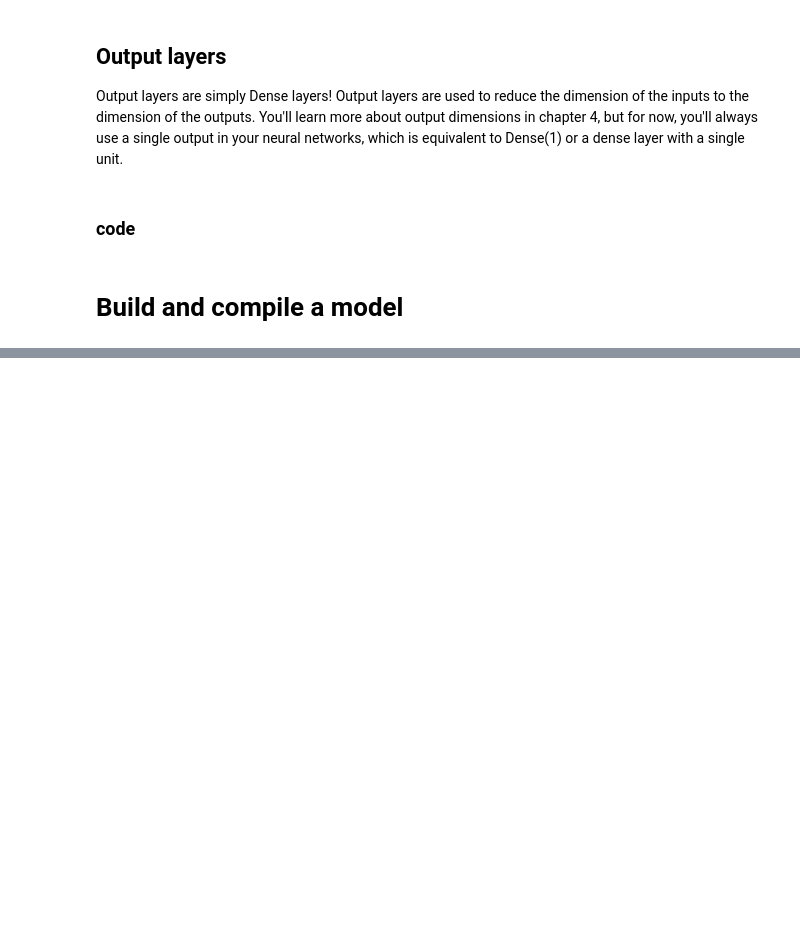
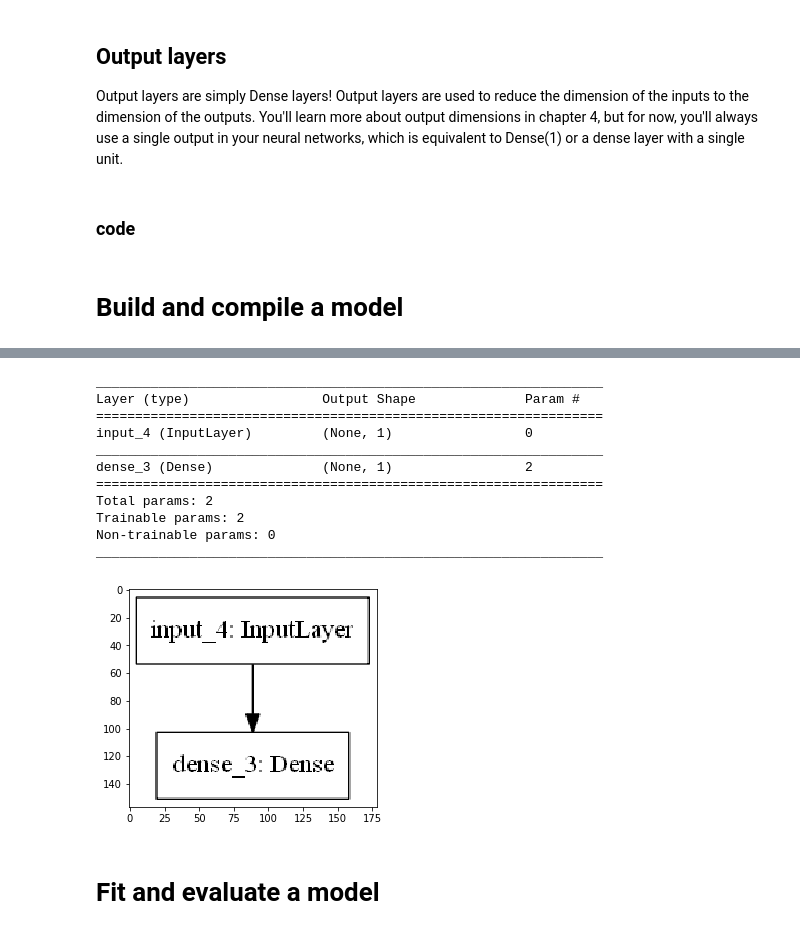
Before and after one commit to castorfou/data-scientist-skills, a Jupyter notebook: python-sandbox/advanced-deep-learning-with-keras-in-python/chapter1.ipynb, the cells around one changed output, grey strips where cells are left out. Cells and saved outputs as stored; diff of their text form; code cells hidden in the pictures; blank space fills up the shorter version.

```diff
--- a/python-sandbox/advanced-deep-learning-with-keras-in-python/chapter1.ipynb
+++ b/python-sandbox/advanced-deep-learning-with-keras-in-python/chapter1.ipynb
@@ -62,0 +68,9 @@ output_tensor = Dense(1)(input_tensor)
+# %%
+# Input/dense/output layers
+from keras.layers import Input, Dense
+input_tensor = Input(shape=(1,))
+output_tensor = Dense(1)(input_tensor)
+
+# Build the model
+from keras.models import Model
+model = Model(input_tensor, output_tensor)
@@ -62,0 +86,3 @@ output_tensor = Dense(1)(input_tensor)
+# %%
+# Compile the model
+model.compile(optimizer='adam', loss='mean_absolute_error')
@@ -62,0 +106,30 @@ output_tensor = Dense(1)(input_tensor)
+# %%
+# Import the plotting function
+from keras.utils import plot_model
+import matplotlib.pyplot as plt
+
+# Summarize the model
+model.summary()
+
+# Plot the model
+plot_model(model, to_file='data_from_datacamp\chap1_2.3_model.png')
+
+# Display the image
+data = plt.imread('data_from_datacamp\chap1_2.3_model.png')
+plt.imshow(data)
+plt.show()
+# %% [output]
+_________________________________________________________________
+Layer (type)                 Output Shape              Param #
+=================================================================
+input_4 (InputLayer)         (None, 1)                 0
+_________________________________________________________________
+dense_3 (Dense)              (None, 1)                 2
+=================================================================
+Total params: 2
+Trainable params: 2
+Non-trainable params: 0
+_________________________________________________________________
+[figure, added]
+# %% [markdown]
+# Fit and evaluate a model
```
Also changed, not shown: parts of 19 cells of this notebook, 48 other files.
